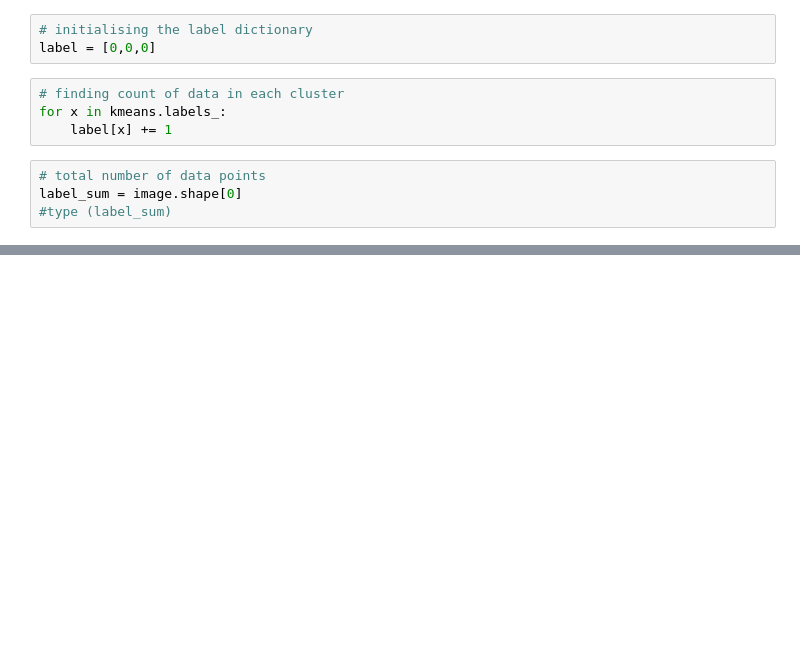
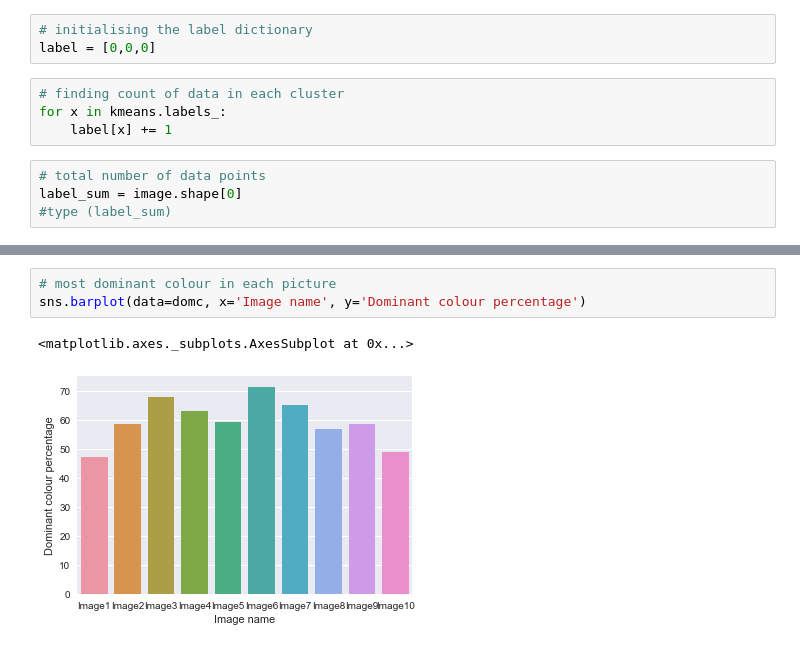
Before and after one commit to PALAKAGGARWAL62/Dominant_color, a Jupyter notebook: dominant_color_case_study.ipynb, the cells around one changed output, grey strips where cells are left out. Drawn from its saved outputs; the diff is of its cells as text; blank space fills up the shorter version.

```diff
--- a/dominant_color_case_study.ipynb
+++ b/dominant_color_case_study.ipynb
@@ -203,0 +269,6 @@ colour: [u'#f6f9f7', u'#18e618', u'#1614e8', u'#e81414', u'#a6a9a7']
+# %%
+# most dominant colour in each picture
+sns.barplot(data=domc, x='Image name', y='Dominant colour percentage')
+# %% [output]
+<matplotlib.axes._subplots.AxesSubplot at 0x...>
+[figure, added]
```
Also changed, not shown: parts of 23 cells of this notebook, 21 other files.
